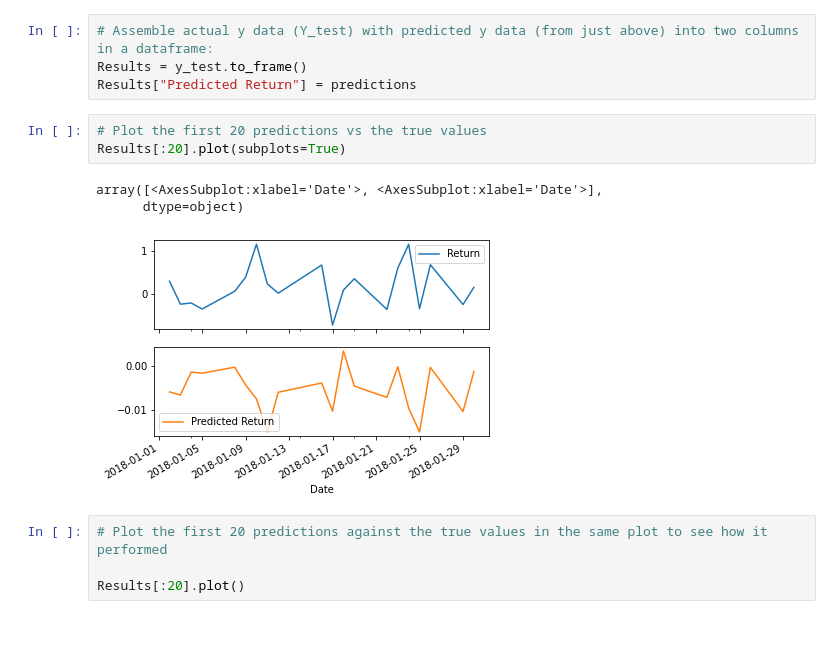
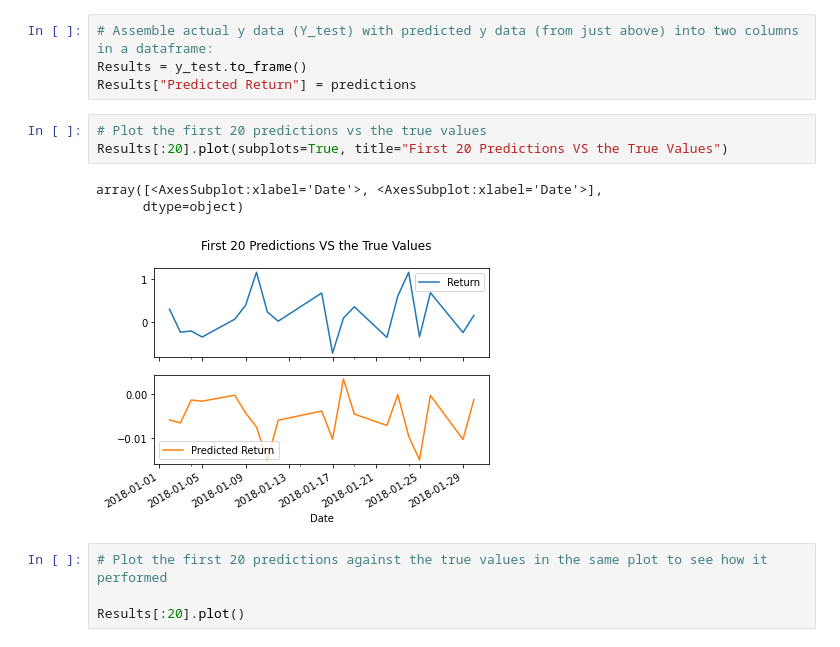
Before and after one commit to mmfsb/Time_Series_HW, a Jupyter notebook: Notebooks_and_Data/regression_analysis.ipynb, the cells around one changed output. Drawn from its saved outputs; the diff is of its cells as text.

```diff
--- a/Notebooks_and_Data/regression_analysis.ipynb
+++ b/Notebooks_and_Data/regression_analysis.ipynb
@@ -169,11 +210,11 @@ Results = y_test.to_frame()
 Results["Predicted Return"] = predictions
 # %%
 # Plot the first 20 predictions vs the true values
-Results[:20].plot(subplots=True)
+Results[:20].plot(subplots=True, title="First 20 Predictions VS the True Values")
 # %% [output]
 array([<AxesSubplot:xlabel='Date'>, <AxesSubplot:xlabel='Date'>],
       dtype=object)
-[figure, old version]
+[figure, new version]
 # %%
 # Plot the first 20 predictions against the true values in the same plot to see how it performed
 
```
Also changed, not shown: parts of 4 cells of this notebook, 11 other files.
